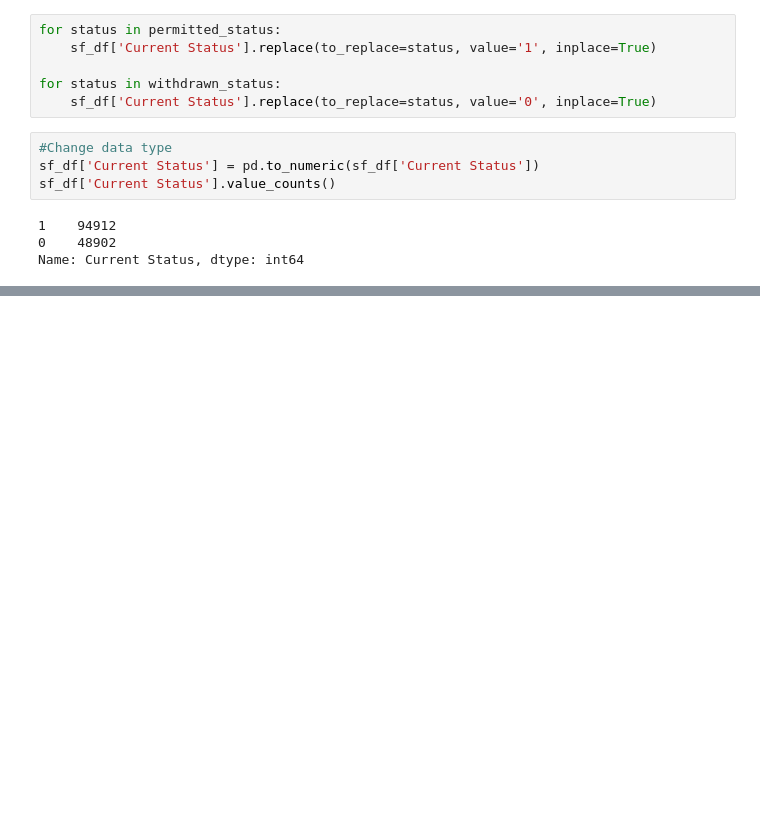
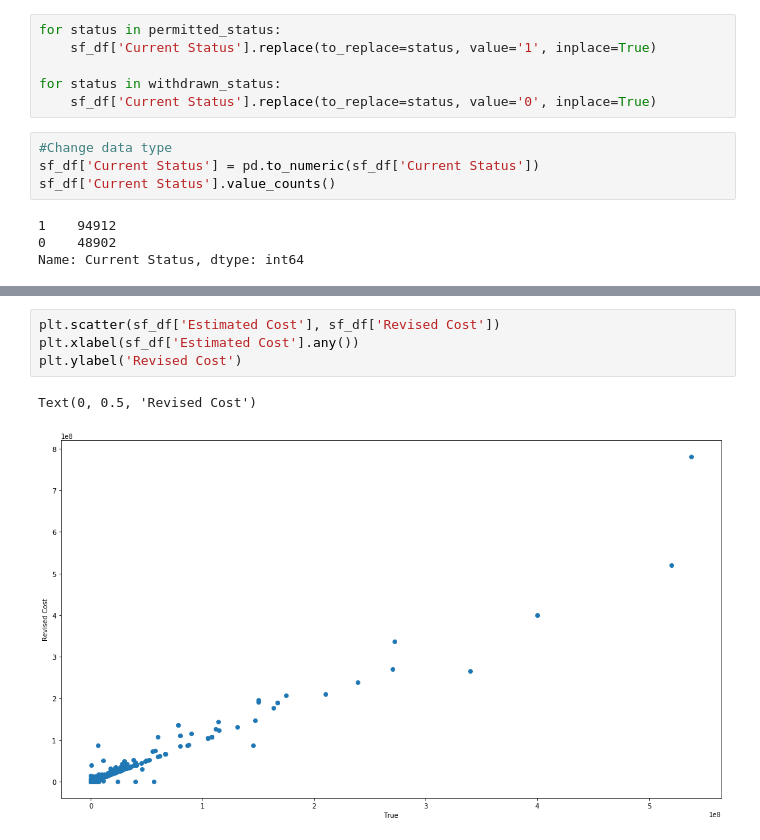
Before and after one commit to LuckyStrike357/atit2_assignment2, a Jupyter notebook: B Permits Exploration .ipynb, the cells around one changed output, grey strips where cells are left out. Drawn from its saved outputs; the diff is of its cells as text; blank space fills up the shorter version.

```diff
--- a/B Permits Exploration .ipynb
+++ b/B Permits Exploration .ipynb
@@ -143,0 +187,7 @@ sns.heatmap(corrmat, ax = ax, cmap ="YlGnBu", linewidths = 0.1)
+# %%
+plt.scatter(sf_df['Estimated Cost'], sf_df['Revised Cost'])
+plt.xlabel(sf_df['Estimated Cost'].any())
+plt.ylabel('Revised Cost')
+# %% [output]
+Text(0, 0.5, 'Revised Cost')
+[figure, added]
```
Also changed, not shown: parts of 13 cells of this notebook, 1 other file.
